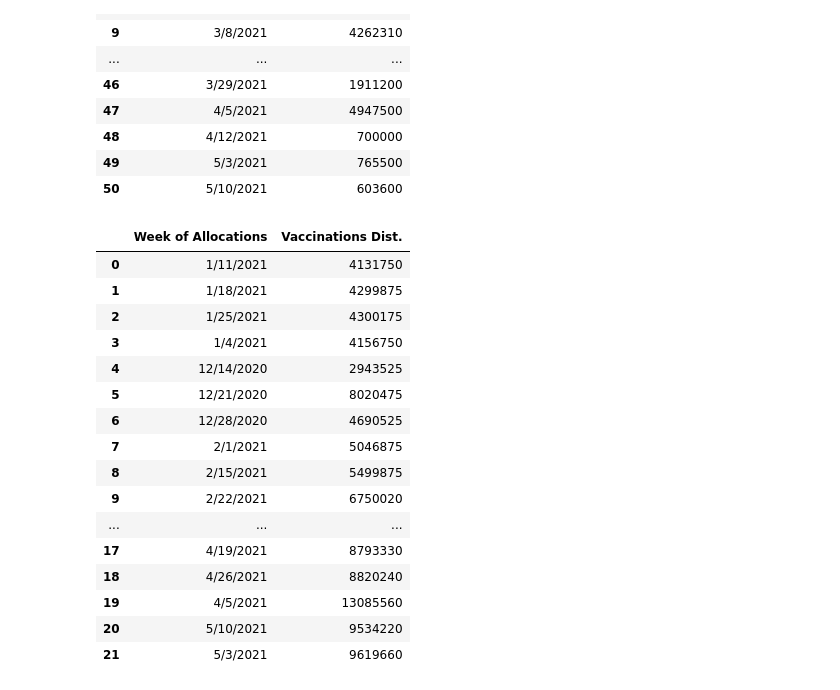
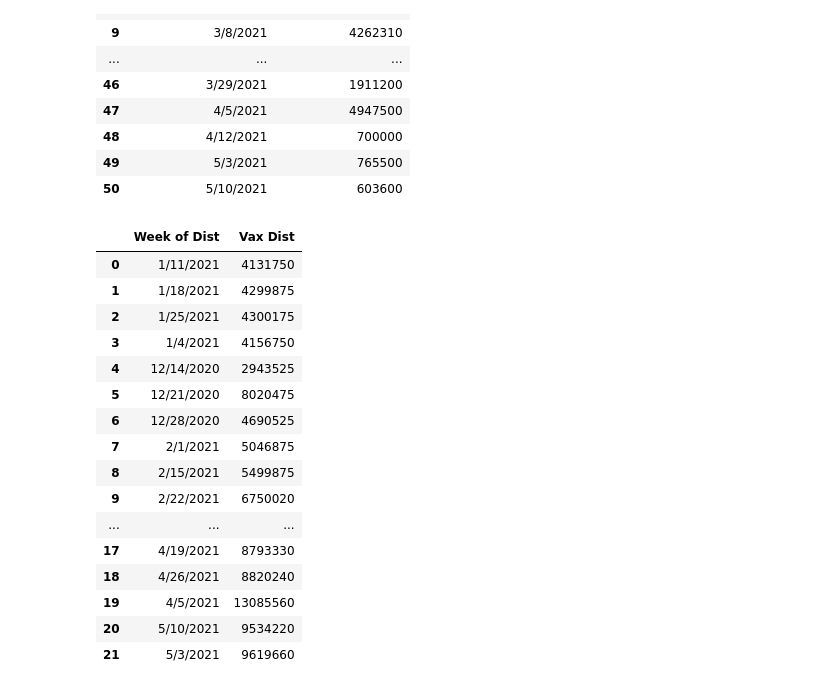
Before and after one commit to itsjonlau/Final-Project, a Jupyter notebook: JonLau_Dev/Death_Age_group.ipynb, the cells around one changed output. Drawn from its saved outputs; the diff is of its cells as text; code cells hidden in the pictures.

```diff
--- a/JonLau_Dev/Death_Age_group.ipynb
+++ b/JonLau_Dev/Death_Age_group.ipynb
@@ -405,12 +405,15 @@ vaxdb_df
 | 48 | 4/12/2021 | 700000 |
 | 49 | 5/3/2021 | 765500 |
 | 50 | 5/10/2021 | 603600 |
+# %%
+#renaming colums
+vaxdb_df = vaxdb_df.rename(columns={'Week of Allocations': 'Week of Dist' , 'Vaccinations Dist.': 'Vax Dist'})
 # %%
-vaxdb_df = vaxdb_df.groupby('Week of Allocations').sum('Vaccinations')
+vaxdb_df = vaxdb_df.groupby('Week of Dist').sum('Vax Dist')
 vaxdb_df.reset_index(inplace=True)
 vaxdb_df
 # %% [output]
-|  | Week of Allocations | Vaccinations Dist. |
+|  | Week of Dist | Vax Dist |
 | 0 | 1/11/2021 | 4131750 |
 | 1 | 1/18/2021 | 4299875 |
 | 2 | 1/25/2021 | 4300175 |
```
Also changed, not shown: parts of 1 cell of this notebook, 3 other files.
